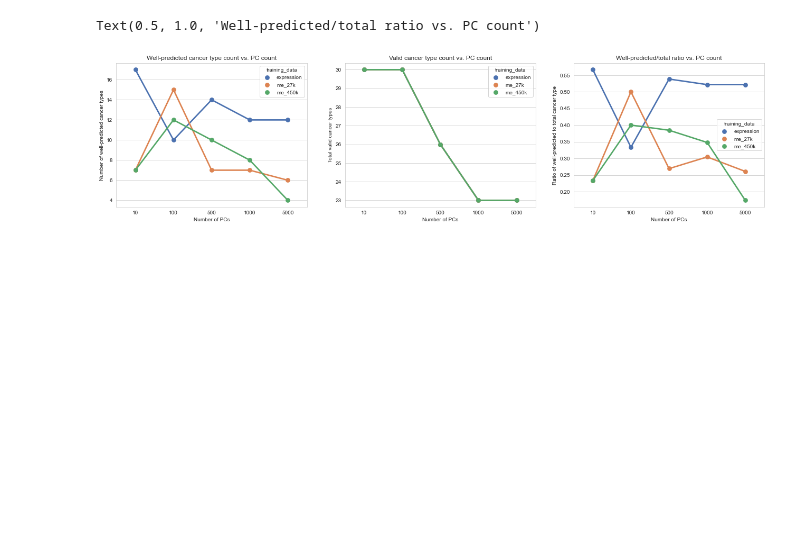
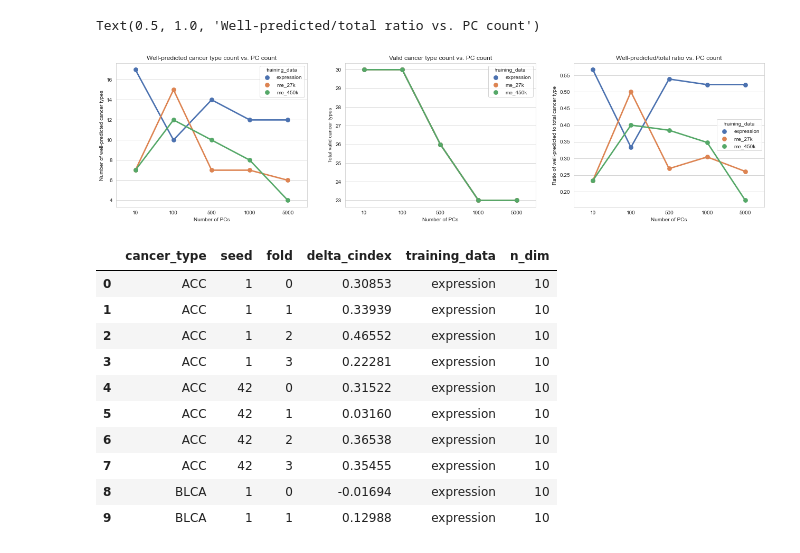
Before and after one commit to greenelab/mpmp, a Jupyter notebook: 06_predict_survival/plot_survival_pc_comparison.ipynb, the cells around one changed output. Drawn from its saved outputs; the diff is of its cells as text; code cells hidden in the pictures; blank space fills up the shorter version.

```diff
--- a/06_predict_survival/plot_survival_pc_comparison.ipynb
+++ b/06_predict_survival/plot_survival_pc_comparison.ipynb
@@ -105,3 +105,45 @@ axarr[2].set_title('Well-predicted/total ratio vs. PC count')
 # %% [output]
 Text(0.5, 1.0, 'Well-predicted/total ratio vs. PC count')
 [figure]
+# %%
+me_performance_df = []
+
+for n_dim in pcs_list:
+    # load results into a single dataframe
+    me_pcs_dir = Path(me_results_dir, 'results_{}_pca'.format(n_dim))
+    me_results_df = su.load_survival_results(me_pcs_dir)
+    me_results_df.rename(columns={'identifier': 'cancer_type',
+                                  'fold_no': 'fold'}, inplace=True)
+
+    me_count_df = (me_results_df[me_results_df.data_type == 'test']
+        .groupby(['cancer_type', 'training_data'])
+        .count()
+    )
+    problem_df = me_count_df[me_count_df['cindex'] != 16].copy()
+    drop_cancer_types = problem_df.index.get_level_values(0).unique().values
+
+    me_all_results_df = au.compare_all_data_types(
+        me_results_df[~me_results_df.cancer_type.isin(drop_cancer_types)],
+        SIG_ALPHA,
+        filter_genes=False,
+        compare_ind=True,
+        identifier='cancer_type',
+        metric='cindex')
+    me_all_results_df.rename(columns={'gene': 'cancer_type'}, inplace=True)
+    me_all_results_df['n_dim'] = n_dim
+    me_performance_df.append(me_all_results_df)
+
+me_performance_df = pd.concat(me_performance_df)
+me_performance_df.head(10)
+# %% [output]
+|  | cancer_type | seed | fold | delta_cindex | training_data | n_dim |
+| 0 | ACC | 1 | 0 | 0.30853 | expression | 10 |
+| 1 | ACC | 1 | 1 | 0.33939 | expression | 10 |
+| 2 | ACC | 1 | 2 | 0.46552 | expression | 10 |
+| 3 | ACC | 1 | 3 | 0.22281 | expression | 10 |
+| 4 | ACC | 42 | 0 | 0.31522 | expression | 10 |
+| 5 | ACC | 42 | 1 | 0.03160 | expression | 10 |
+| 6 | ACC | 42 | 2 | 0.36538 | expression | 10 |
+| 7 | ACC | 42 | 3 | 0.35455 | expression | 10 |
+| 8 | BLCA | 1 | 0 | -0.01694 | expression | 10 |
+| 9 | BLCA | 1 | 1 | 0.12988 | expression | 10 |
```
Also changed, not shown: parts of 4 cells of this notebook.
